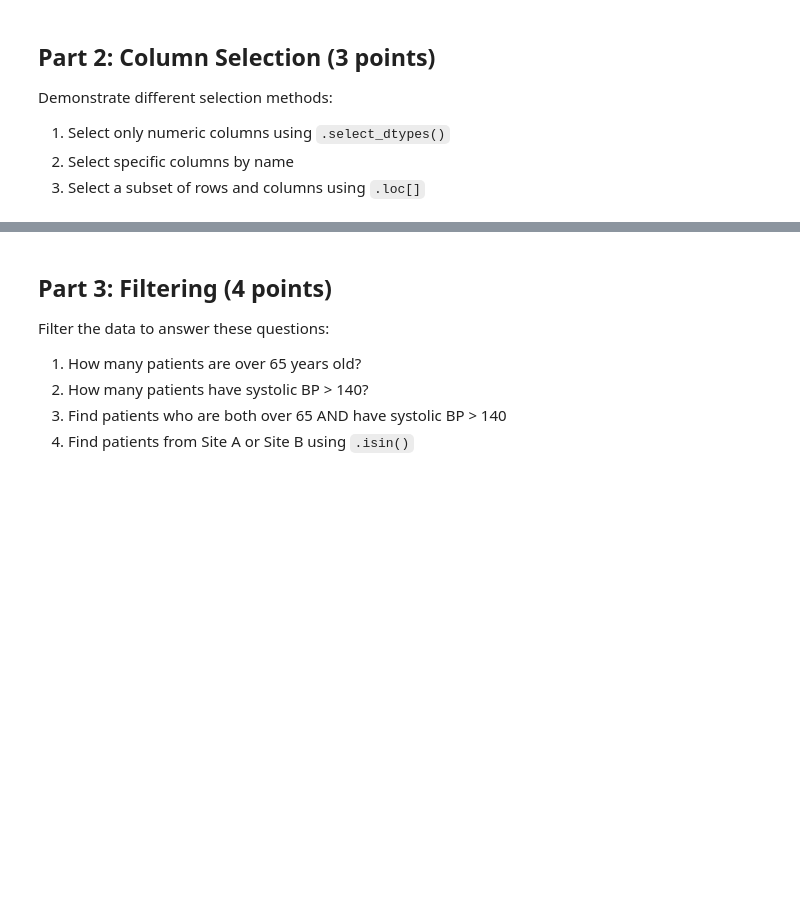
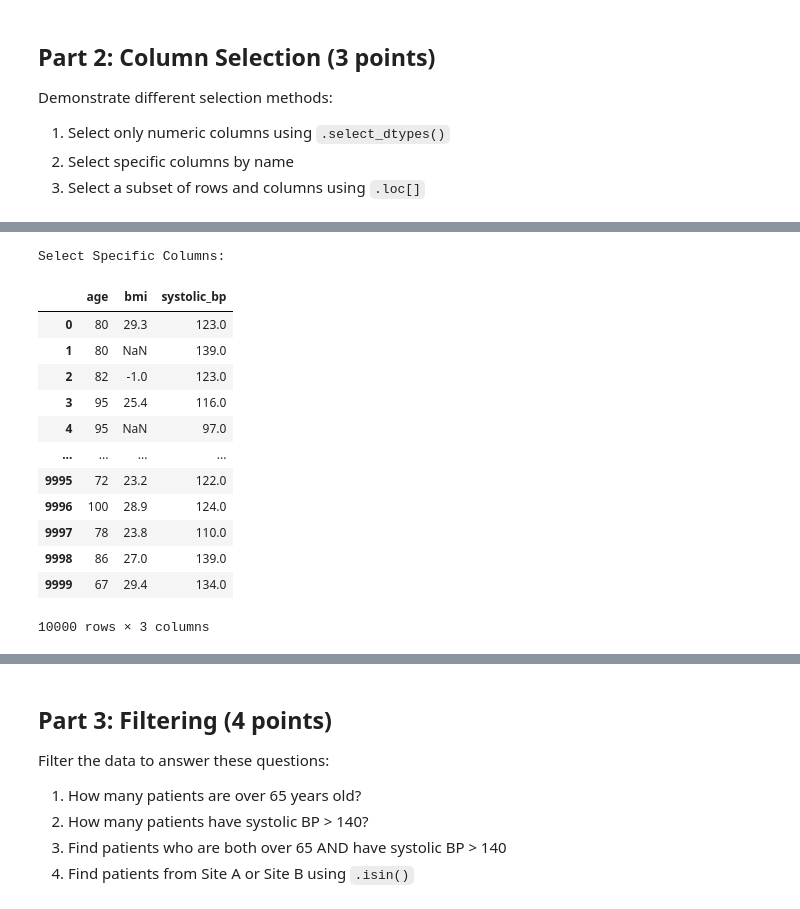
Before and after one commit to UCSF-DataSci/ds217-midterm-sarahmughal, a Jupyter notebook: q4_exploration.ipynb, the cells around one changed output, grey strips where cells are left out. Cells and saved outputs as stored; diff of their text form; code cells hidden in the pictures; blank space fills up the shorter version.

```diff
--- a/q4_exploration.ipynb
+++ b/q4_exploration.ipynb
@@ -132,4 +158,21 @@ Demonstrate different selection methods:
 # %%
 # TODO: Select specific columns
+print("Select Specific Columns:")
+df[["age", "bmi", "systolic_bp"]]
+# %% [output]
+Select Specific Columns:
+|  | age | bmi | systolic_bp |
+| 0 | 80 | 29.3 | 123.0 |
+| 1 | 80 | NaN | 139.0 |
+| 2 | 82 | -1.0 | 123.0 |
+| 3 | 95 | 25.4 | 116.0 |
+| 4 | 95 | NaN | 97.0 |
+| ... | ... | ... | ... |
+| 9995 | 72 | 23.2 | 122.0 |
+| 9996 | 100 | 28.9 | 124.0 |
+| 9997 | 78 | 23.8 | 110.0 |
+| 9998 | 86 | 27.0 | 139.0 |
+| 9999 | 67 | 29.4 | 134.0 |
+10000 rows × 3 columns
 # %%
 # TODO: Use .loc[] to select subset
```
Also changed, not shown: parts of 12 cells of this notebook, 1 other file.
